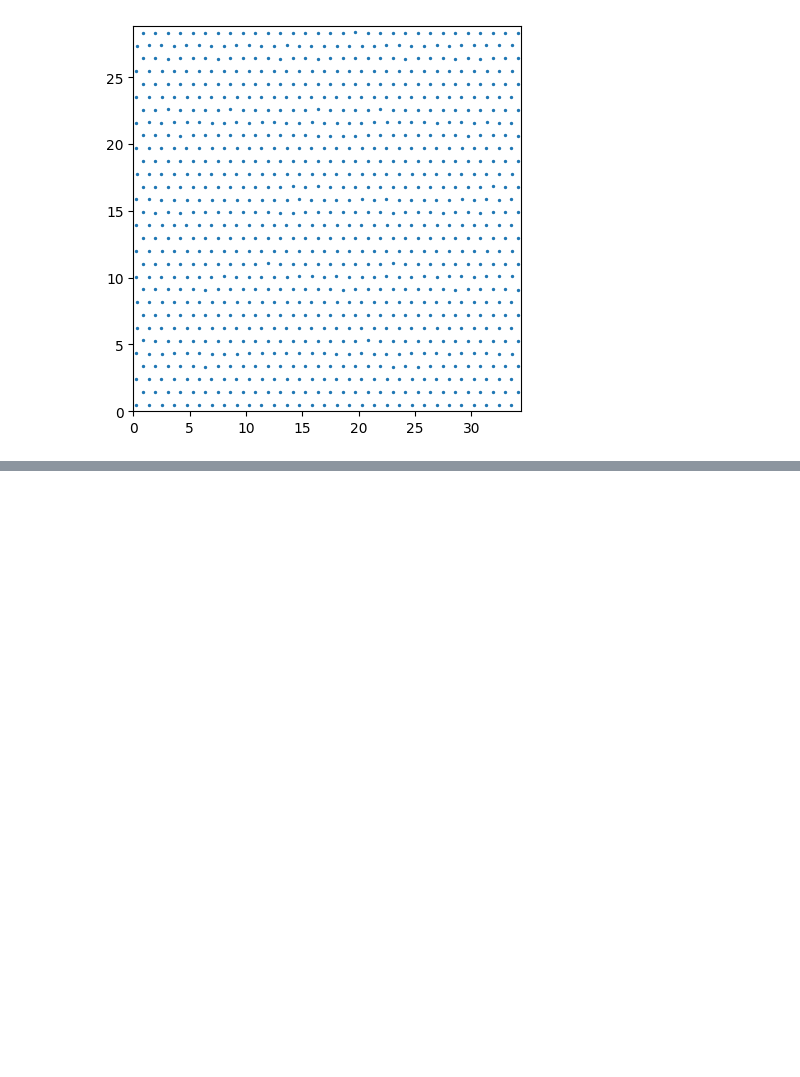
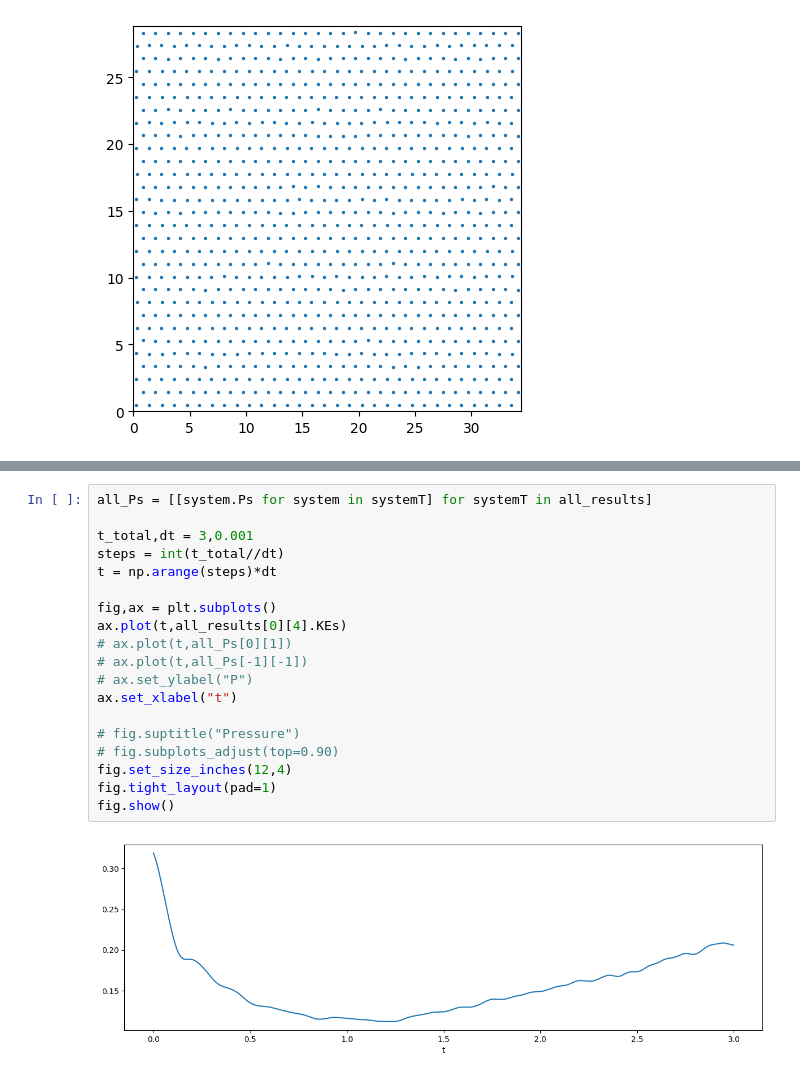
Before and after one commit to julius-clegg/Molecular-Dynamics-Simulation, a Jupyter notebook: PHYS2020 Project.ipynb, the cells around one changed output, grey strips where cells are left out. Drawn from its saved outputs; the diff is of its cells as text; blank space fills up the shorter version.

```diff
--- a/PHYS2020 Project.ipynb
+++ b/PHYS2020 Project.ipynb
@@ -542,0 +643,21 @@ T: 0.5003496137187224 T_target: 0.5
+# %%
+all_Ps = [[system.Ps for system in systemT] for systemT in all_results]
+
+t_total,dt = 3,0.001
+steps = int(t_total//dt)
+t = np.arange(steps)*dt
+
+fig,ax = plt.subplots()
+ax.plot(t,all_results[0][4].KEs)
+# ax.plot(t,all_Ps[0][1])
+# ax.plot(t,all_Ps[-1][-1])
+# ax.set_ylabel("P")
+ax.set_xlabel("t")
+
+# fig.suptitle("Pressure")
+# fig.subplots_adjust(top=0.90)
+fig.set_size_inches(12,4)
+fig.tight_layout(pad=1)
+fig.show()
+# %% [output]
+[figure, added]
```
Also changed, not shown: parts of 16 cells of this notebook, 1 other file.
